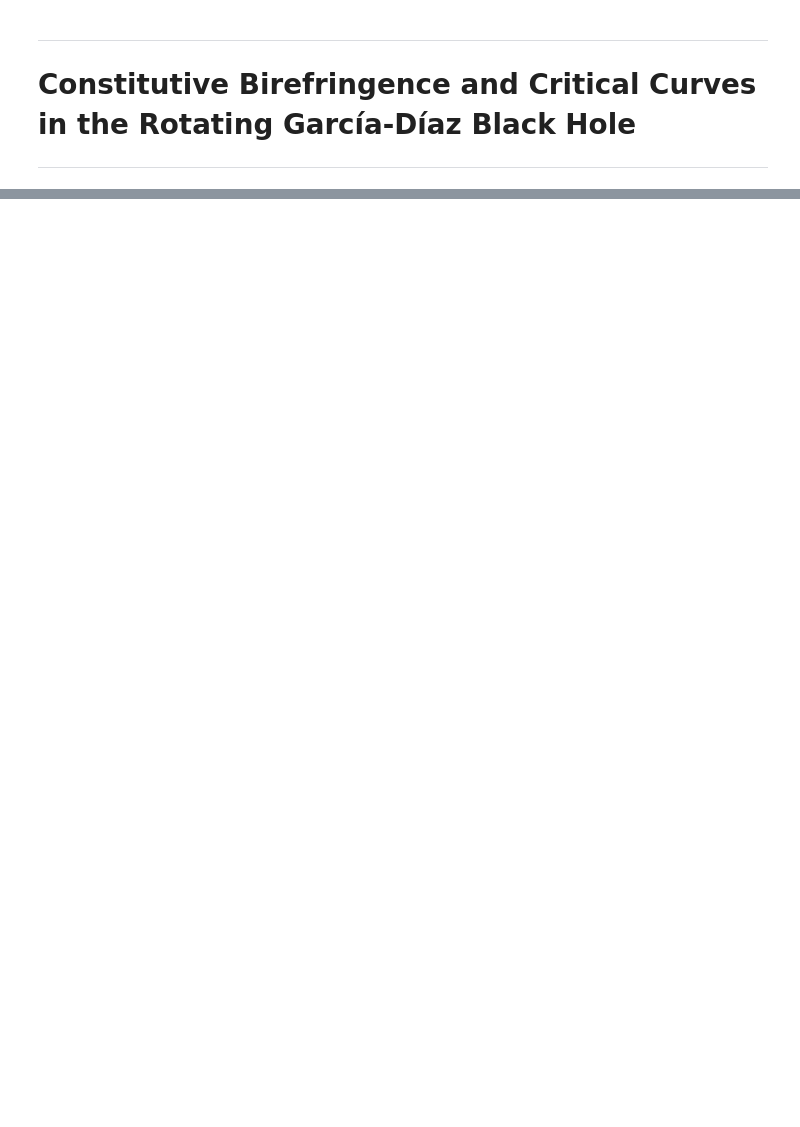
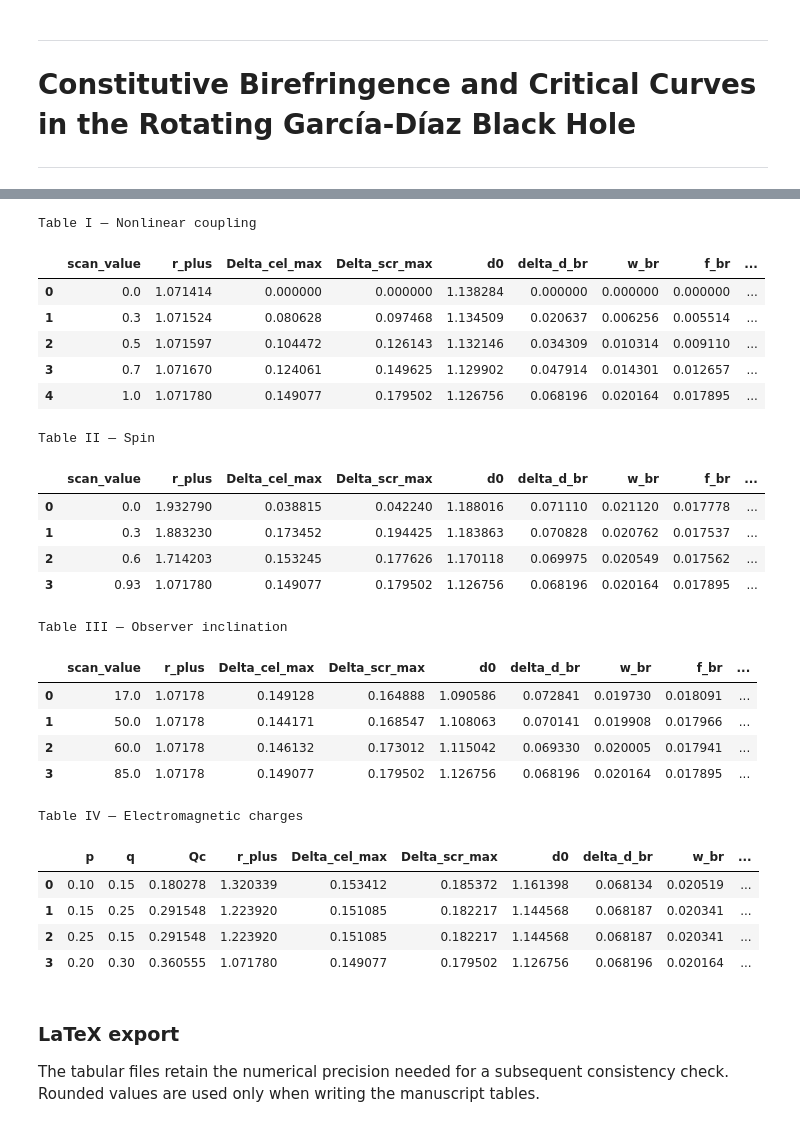
Before and after one commit to arielguzman-physics/garcia-diaz-birefringence-critical-curves, a Jupyter notebook: notebooks/GD_birefringence_critical_curves_es.ipynb, the cells around one changed output, grey strips where cells are left out. Drawn from its saved outputs; the diff is of its cells as text; code cells hidden in the pictures; blank space fills up the shorter version.

```diff
--- a/notebooks/GD_birefringence_critical_curves_es.ipynb
+++ b/notebooks/GD_birefringence_critical_curves_es.ipynb
@@ -3065,0 +516,75 @@ tables/
+# %%
+BETAS = [0.0, 3e-05, 5e-05, 7e-05, 0.0001]
+SPINS = [0.0, 0.3, 0.6, 0.93]
+THETAS = [17.0, 50.0, 60.0, 85.0]
+CHARGES = [(0.1, 0.15), (0.15, 0.25), (0.25, 0.15), (0.2, 0.3)]
+N_QUADRATURE = 6001
+
+def prepare_row(pa, scan_key, scan_value):
+    """Evaluate one configuration and check the optical expansion parameter."""
+    row = corrected_observables(pa, N=N_QUADRATURE)
+    row.update(scan_key=scan_key, scan_value=scan_value, epsilon_pert=perturbative_indicator(pa))
+    if not row['epsilon_pert'] < 0.05:
+        raise AssertionError('Perturbative threshold exceeded.')
+    return row
+rows = []
+for b in BETAS:
+    rows.append(prepare_row(replace(P0, beta=b), 'beta', b * 10000.0))
+for a in SPINS:
+    rows.append(prepare_row(replace(P0, a=a), 'spin', a))
+for theta in THETAS:
+    rows.append(prepare_row(replace(P0, theta=np.deg2rad(theta)), 'inclination', theta))
+for p, q in CHARGES:
+    rows.append(prepare_row(replace(P0, p=p, q=q), 'charge', (p, q)))
+full = pd.DataFrame(rows)
+columns = ['scan_key', 'scan_value', 'p', 'q', 'Qc', 'a', 'beta', 'theta_deg', 'r_plus', 'Delta_cel_max', 'Delta_scr_max', 'd_plus', 'd_minus', 'd0', 'delta_d_br', 'w_br', 'f_br', 'epsilon_pert', 'I_plus', 'I_minus', 'r_at_max']
+full[columns].to_csv(OUT / 'tables' / 'full_observables_all_scans_raw.csv', index=False)
+full.drop(columns=['I_plus', 'I_minus', 'r_at_max', 'min_rpp']).to_csv(OUT / 'tables' / 'full_observables_all_scans_public.csv', index=False)
+for key, prefix in [('beta', 'beta'), ('spin', 'spin'), ('inclination', 'inclination'), ('charge', 'charge')]:
+    full.loc[full.scan_key == key].drop(columns=['I_plus', 'I_minus']).to_csv(OUT / 'tables' / f'{prefix}_scan_observables.csv', index=False)
+
+def print_main(df, key):
+    """Show the principal geometric observables for each scan."""
+    dd = df[df.scan_key == key].copy()
+    cols = ['scan_value', 'r_plus', 'Delta_cel_max', 'Delta_scr_max', 'd0', 'delta_d_br', 'w_br', 'f_br', 'epsilon_pert']
+    if key == 'charge':
+        cols = ['p', 'q', 'Qc'] + cols[1:]
+    display(dd[cols].round(7).reset_index(drop=True))
+print('Table I — Nonlinear coupling')
+print_main(full, 'beta')
+print('Table II — Spin')
+print_main(full, 'spin')
+print('Table III — Observer inclination')
+print_main(full, 'inclination')
+print('Table IV — Electromagnetic charges')
+print_main(full, 'charge')
+# %% [output]
+Table I — Nonlinear coupling
+|  | scan_value | r_plus | Delta_cel_max | Delta_scr_max | d0 | delta_d_br | w_br | f_br | ... |
+| 0 | 0.0 | 1.071414 | 0.000000 | 0.000000 | 1.138284 | 0.000000 | 0.000000 | 0.000000 | ... |
+| 1 | 0.3 | 1.071524 | 0.080628 | 0.097468 | 1.134509 | 0.020637 | 0.006256 | 0.005514 | ... |
+| 2 | 0.5 | 1.071597 | 0.104472 | 0.126143 | 1.132146 | 0.034309 | 0.010314 | 0.009110 | ... |
+| 3 | 0.7 | 1.071670 | 0.124061 | 0.149625 | 1.129902 | 0.047914 | 0.014301 | 0.012657 | ... |
+| 4 | 1.0 | 1.071780 | 0.149077 | 0.179502 | 1.126756 | 0.068196 | 0.020164 | 0.017895 | ... |
+Table II — Spin
+|  | scan_value | r_plus | Delta_cel_max | Delta_scr_max | d0 | delta_d_br | w_br | f_br | ... |
+| 0 | 0.0 | 1.932790 | 0.038815 | 0.042240 | 1.188016 | 0.071110 | 0.021120 | 0.017778 | ... |
+| 1 | 0.3 | 1.883230 | 0.173452 | 0.194425 | 1.183863 | 0.070828 | 0.020762 | 0.017537 | ... |
+| 2 | 0.6 | 1.714203 | 0.153245 | 0.177626 | 1.170118 | 0.069975 | 0.020549 | 0.017562 | ... |
+| 3 | 0.93 | 1.071780 | 0.149077 | 0.179502 | 1.126756 | 0.068196 | 0.020164 | 0.017895 | ... |
+Table III — Observer inclination
+|  | scan_value | r_plus | Delta_cel_max | Delta_scr_max | d0 | delta_d_br | w_br | f_br | ... |
+| 0 | 17.0 | 1.07178 | 0.149128 | 0.164888 | 1.090586 | 0.072841 | 0.019730 | 0.018091 | ... |
+| 1 | 50.0 | 1.07178 | 0.144171 | 0.168547 | 1.108063 | 0.070141 | 0.019908 | 0.017966 | ... |
+| 2 | 60.0 | 1.07178 | 0.146132 | 0.173012 | 1.115042 | 0.069330 | 0.020005 | 0.017941 | ... |
+| 3 | 85.0 | 1.07178 | 0.149077 | 0.179502 | 1.126756 | 0.068196 | 0.020164 | 0.017895 | ... |
+Table IV — Electromagnetic charges
+|  | p | q | Qc | r_plus | Delta_cel_max | Delta_scr_max | d0 | delta_d_br | w_br | ... |
+| 0 | 0.10 | 0.15 | 0.180278 | 1.320339 | 0.153412 | 0.185372 | 1.161398 | 0.068134 | 0.020519 | ... |
+| 1 | 0.15 | 0.25 | 0.291548 | 1.223920 | 0.151085 | 0.182217 | 1.144568 | 0.068187 | 0.020341 | ... |
+| 2 | 0.25 | 0.15 | 0.291548 | 1.223920 | 0.151085 | 0.182217 | 1.144568 | 0.068187 | 0.020341 | ... |
+| 3 | 0.20 | 0.30 | 0.360555 | 1.071780 | 0.149077 | 0.179502 | 1.126756 | 0.068196 | 0.020164 | ... |
+# %% [markdown]
+### **LaTeX export**
+
+The tabular files retain the numerical precision needed for a subsequent consistency check. Rounded values are used only when writing the manuscript tables.
```
Also changed, not shown: parts of 72 cells of this notebook, 18 other files.
